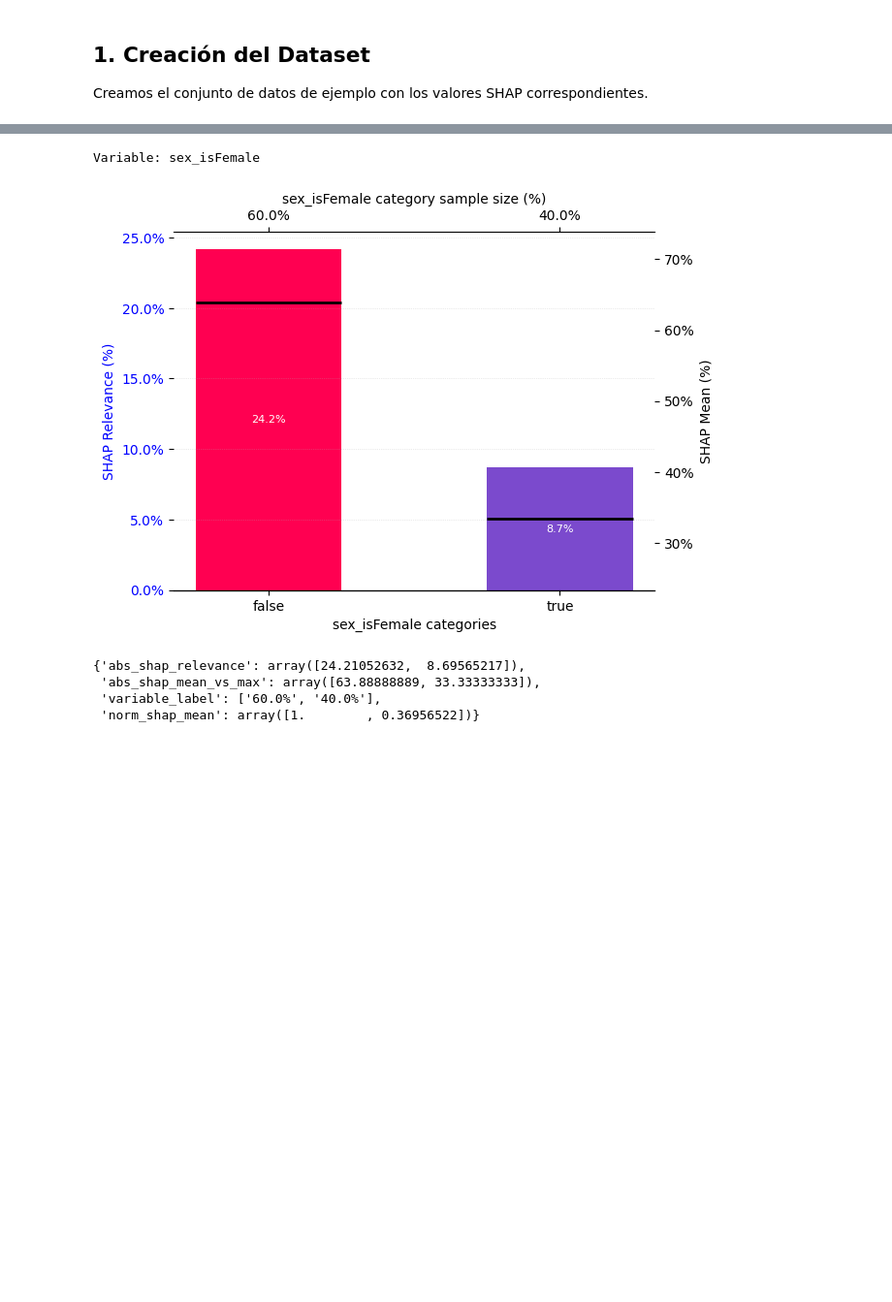
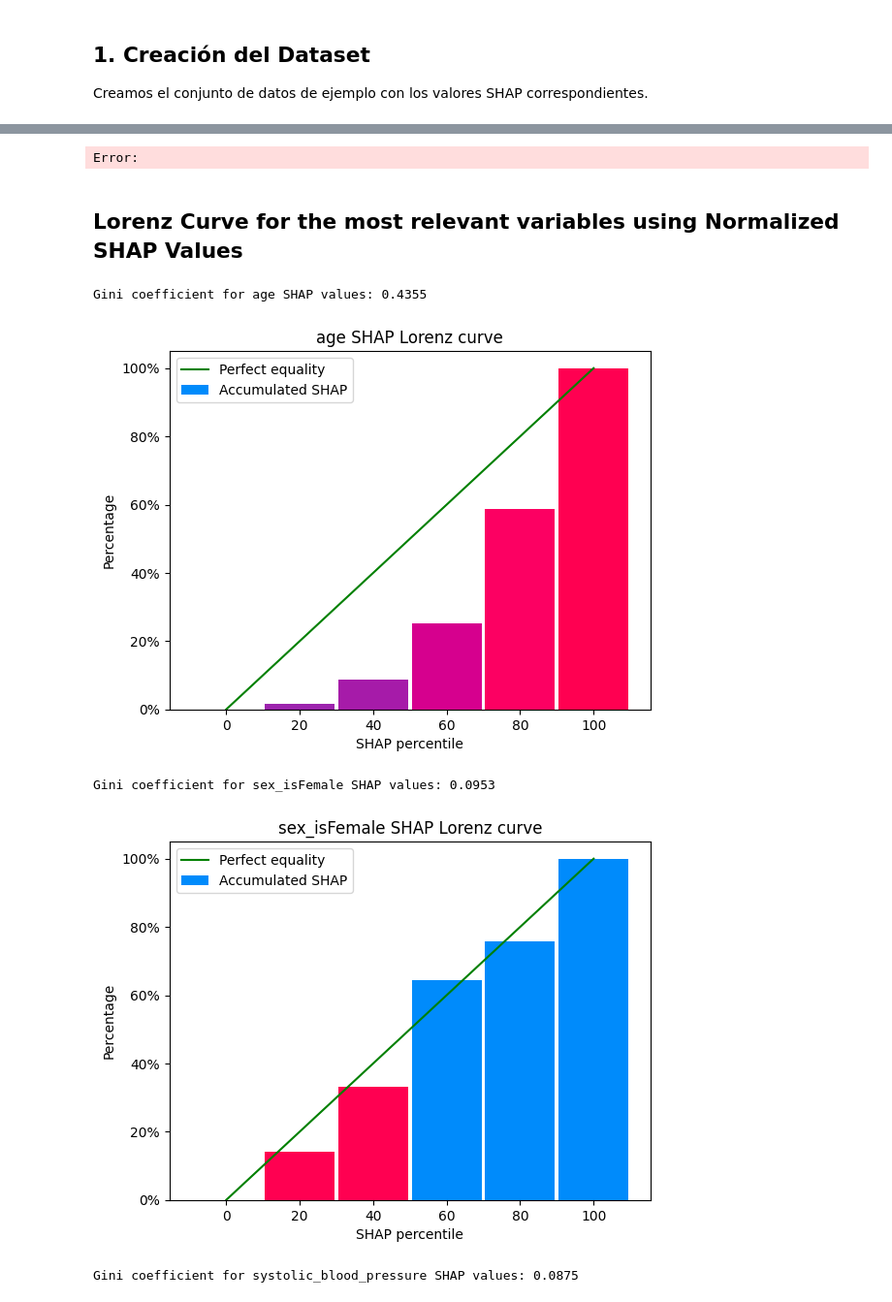
Before and after one commit to perez-sechi/thesis-python, a Jupyter notebook: run/shapley_toy_example_profile.ipynb, the cells around one changed output, grey strips where cells are left out. Shown: that part at 97% size. Saved outputs shown, nothing was run; the diff lists cells and outputs as text; code cells hidden in the pictures; blank space fills up the shorter version.

```diff
--- a/run/shapley_toy_example_profile.ipynb
+++ b/run/shapley_toy_example_profile.ipynb
@@ -25,7 +27,8 @@ Creamos el conjunto de datos de ejemplo con los valores SHAP correspondientes.
 # Crear el dataset
 X_shapley = pd.DataFrame({
     'age': [30, 32, 35, 41, 44, 50, 55, 61, 68, 72],
-    'sex_isFemale': ['false', 'false', 'true', 'false', 'false', 'false', 'true', 'true', 'true', 'false'],
+    # 'sex_isFemale': ['false', 'false', 'true', 'false', 'false', 'false', 'true', 'true', 'true', 'false'],
+    'sex_isFemale': [0, 0, 1, 0, 0, 0, 1, 1, 1, 0],
     'systolic_blood_pressure': [180, 190, 185, 200, 210, 220, 215, 240, 230, 225]
 })
 
@@ -52,9 +50,32 @@ variable_name = 'sex_isFemale'
 print(f"Variable: {variable_name}")
 plot_shap_distribution(variable_name, X_shapley, shap_values, n_bins)
 # %% [output]
-Variable: sex_isFemale
+Error:
-[figure, removed]
-{'abs_shap_relevance': array([24.21052632,  8.69565217]),
- 'abs_shap_mean_vs_max': array([63.88888889, 33.33333333]),
- 'variable_label': ['60.0%', '40.0%'],
- 'norm_shap_mean': array([1.        , 0.36956522])}
+# %% [markdown]
+## Lorenz Curve for the most relevant variables using Normalized SHAP Values
+# %%
+# top_variables = shap_top_important_features(shap_values, X, 15)
+top_variables = [
+    'age',
+    'sex_isFemale',
+    'systolic_blood_pressure'
+]
+
+
+norm_shap_values = (shap_values - np.min(shap_values)) / \
+    (np.max(shap_values) - np.min(shap_values))
+abs_shap_values = np.abs(shap_values)
+
+for variable_name in top_variables:
+    variable_index = X_shapley.columns.get_loc(variable_name)
+    variable_shap_values = norm_shap_values[:, variable_index]
+
+    gini_index = gini_coefficient(variable_shap_values)
+    print(f"Gini coefficient for {variable_name} SHAP values: {gini_index:.4f}")
+    plot_shap_lorenz_curve(variable_name, X_shapley, norm_shap_values, n_bins)
+# %% [output]
+Gini coefficient for age SHAP values: 0.4355
+[figure, added]
+Gini coefficient for sex_isFemale SHAP values: 0.0953
+[figure, added]
+Gini coefficient for systolic_blood_pressure SHAP values: 0.0875
```
Also changed, not shown: parts of 3 cells of this notebook, 4 other files.
